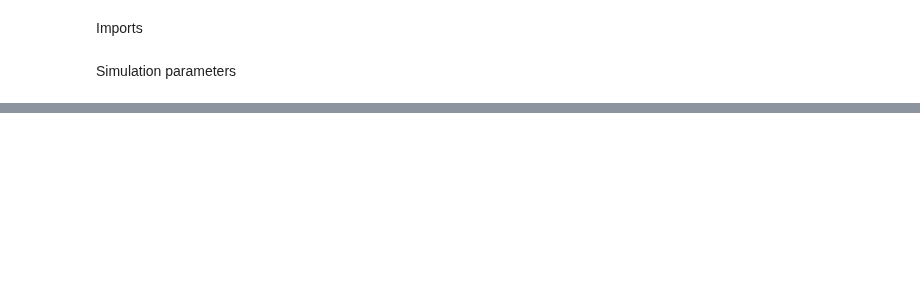
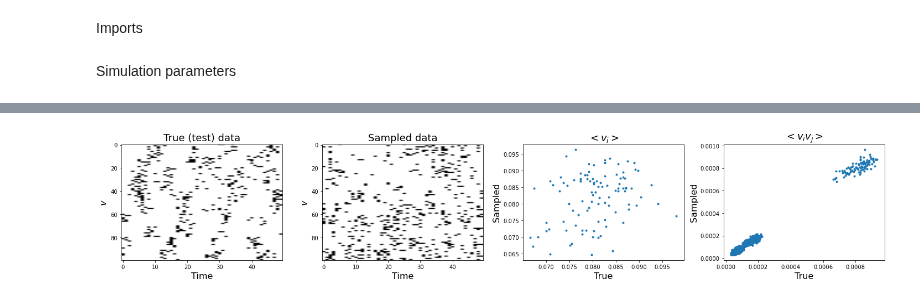
Before and after one commit to casperpeters/intern, a Jupyter notebook: notebooks/Poisson Temporally Connected Data/Varying number op hidden Neurons.ipynb, the cells around one changed output, grey strips where cells are left out. Saved outputs shown, nothing was run; the diff lists cells and outputs as text; code cells hidden in the pictures; blank space fills up the shorter version.

```diff
--- a/notebooks/Poisson Temporally Connected Data/Varying number op hidden Neurons.ipynb
+++ b/notebooks/Poisson Temporally Connected Data/Varying number op hidden Neurons.ipynb
@@ -80,0 +87,41 @@ for i, n_hidden in tqdm(enumerate(hiddens_range)):
+# %%
+for i, rtrbm in tqdm(enumerate(rtrbm_list)):
+
+    T, n_batches = test.shape[1], test.shape[2]
+    vs = torch.zeros(n_v, T, n_batches)
+    for batch in range(n_batches):
+        vs[:, :, batch], _ = rtrbm.infer(test[:, :T//2, batch], mode=1, pre_gibbs_k=100, gibbs_k=100, disable_tqdm=True)
+
+    # save rec error and correlations
+    rec_errors[i // 3, i % 3] = torch.mean((vs[:, T//2:, :] - test[:, T//2:, :])**2)
+    rec_corr[i // 3, i % 3], mean_corr[i // 3, i % 3], pw_corr[i // 3, i % 3] = get_reconstruction_mean_pairwise_correlations(test[:, T//2:, :], vs[:, T//2:, :])
+# %%
+vs_ = reshape_from_batches(vs)
+test_ = reshape_from_batches(test)
+true_pairwise = pairwise_moments(test_, test_).flatten()
+sampled_pairwise = pairwise_moments(vs_, vs_).flatten()
+
+fig, axes = plt.subplots(1, 4, figsize=(20, 4))
+
+axes[0].imshow(test[:, T//2:, 0], cmap=plt.get_cmap('binary'), aspect='auto')
+axes[1].imshow(vs[:, T//2:, 0], cmap=plt.get_cmap('binary'), aspect='auto')
+axes[2].plot(torch.mean(vs[:, T//2:, :], (1, 2)), torch.mean(test[:, T//2:, :], (1, 2)), '.')
+axes[3].plot(true_pairwise, sampled_pairwise, '.')
+
+axes[0].set_title('True (test) data', fontsize=18)
+axes[0].set_xlabel('Time', fontsize=16)
+axes[0].set_ylabel('$v$', fontsize=16)
+axes[1].set_title('Sampled data', fontsize=18)
+axes[1].set_xlabel('Time', fontsize=16)
+axes[1].set_ylabel('$v$', fontsize=16)
+axes[2].set_title('$<v_i>$', fontsize=18)
+axes[2].set_xlabel('True', fontsize=16)
+axes[2].set_ylabel('Sampled', fontsize=16)
+axes[3].set_title('$<v_iv_j>$', fontsize=18)
+axes[3].set_xlabel('True', fontsize=16)
+axes[3].set_ylabel('Sampled', fontsize=16)
+
+plt.tight_layout()
+plt.show()
+# %% [output]
+[figure, added]
```
Also changed, not shown: parts of 5 cells of this notebook, 1 other file.
